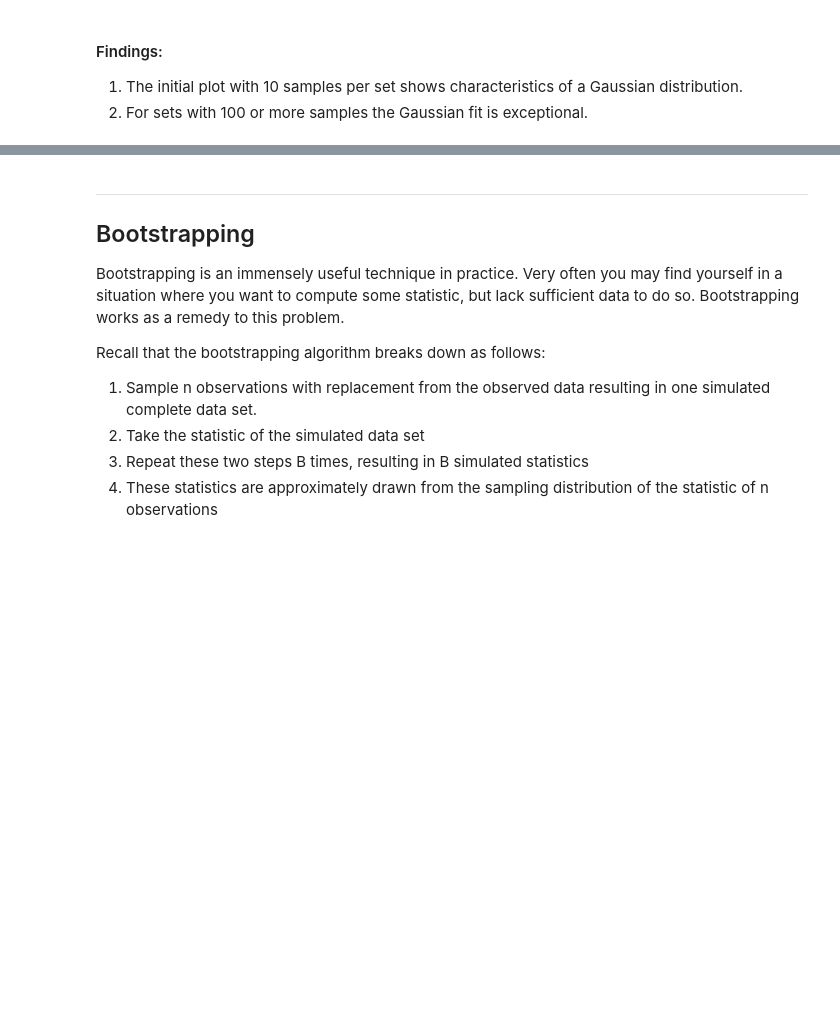
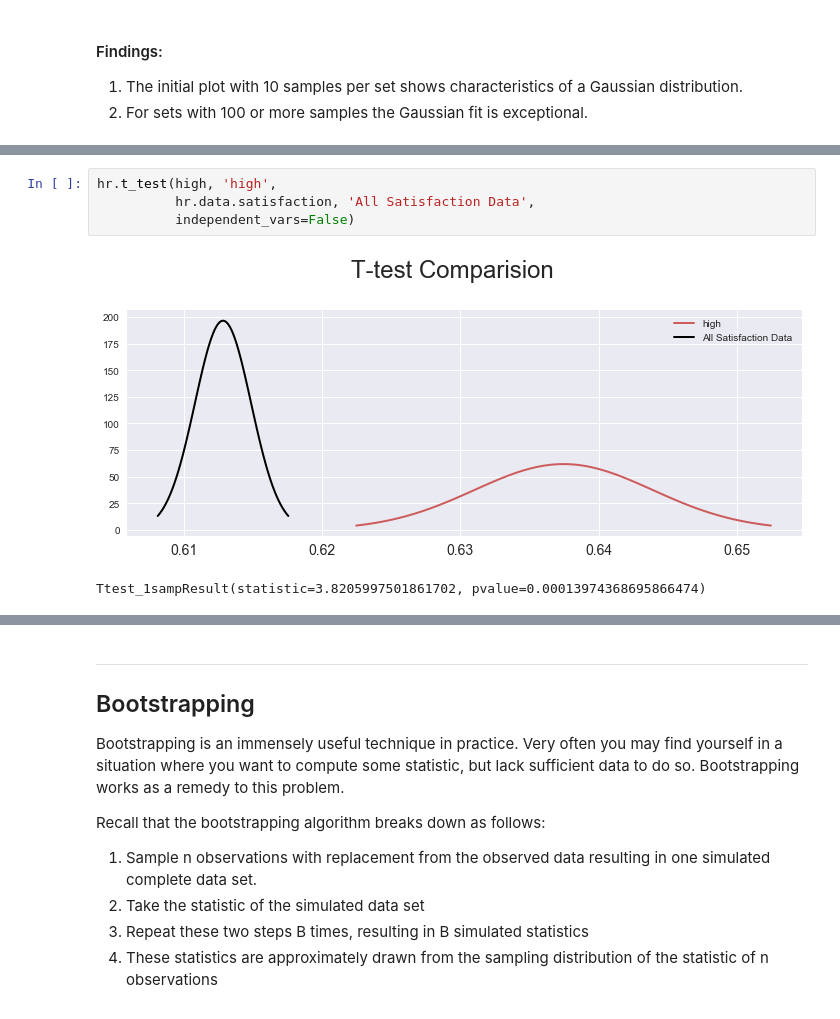
Before and after one commit to TimothyHelton/k2datascience, a Jupyter notebook: notebooks/HR_Exercise.ipynb, the cells around one changed output, grey strips where cells are left out. Cells and saved outputs as stored; diff of their text form; blank space fills up the shorter version.

```diff
--- a/notebooks/HR_Exercise.ipynb
+++ b/notebooks/HR_Exercise.ipynb
@@ -397,0 +449,7 @@ Using the HR data, answer the following.
+# %%
+hr.t_test(high, 'high',
+          hr.data.satisfaction, 'All Satisfaction Data',
+          independent_vars=False)
+# %% [output]
+[figure, added]
+Ttest_1sampResult(statistic=3.8205997501861702, pvalue=0.00013974368695866474)
```
Also changed, not shown: parts of 25 cells of this notebook, 1 other file.
